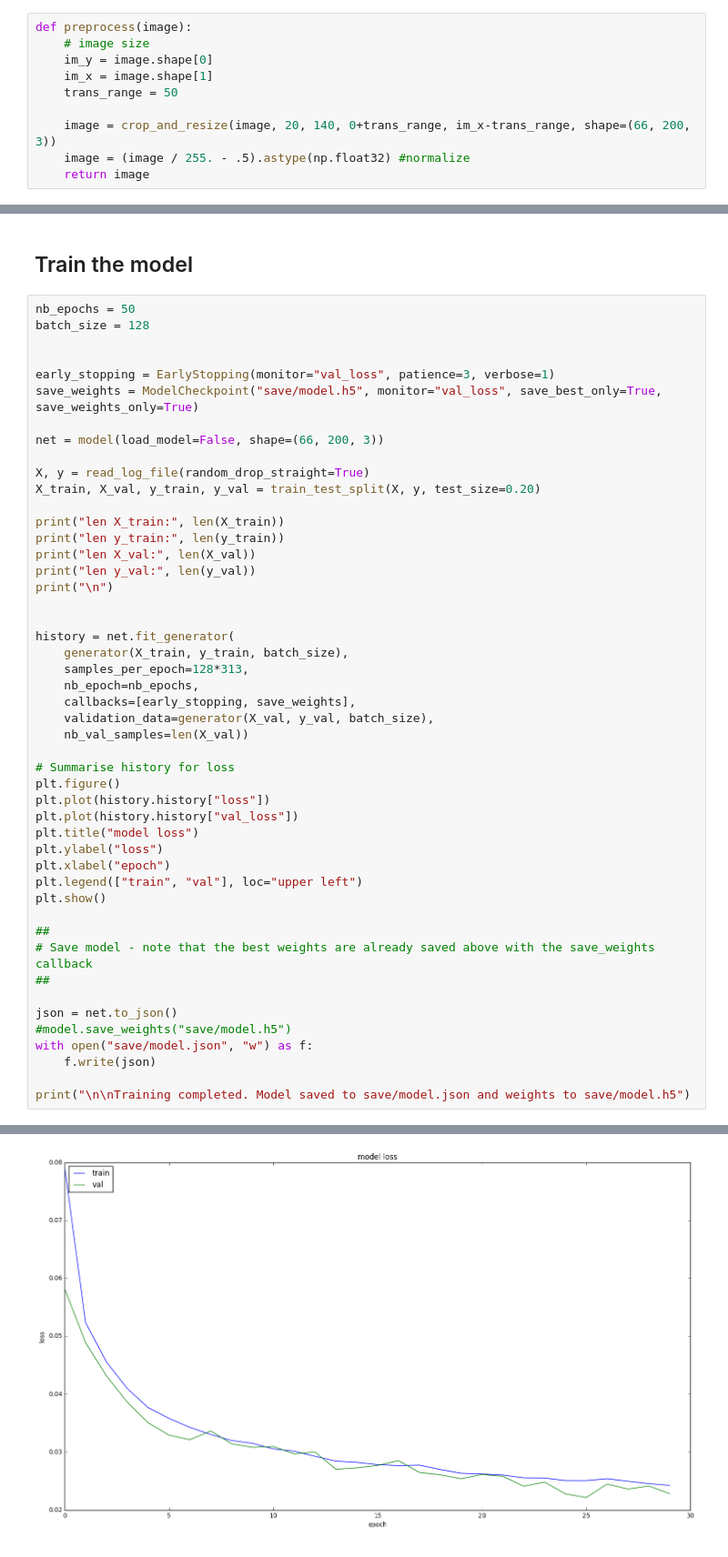
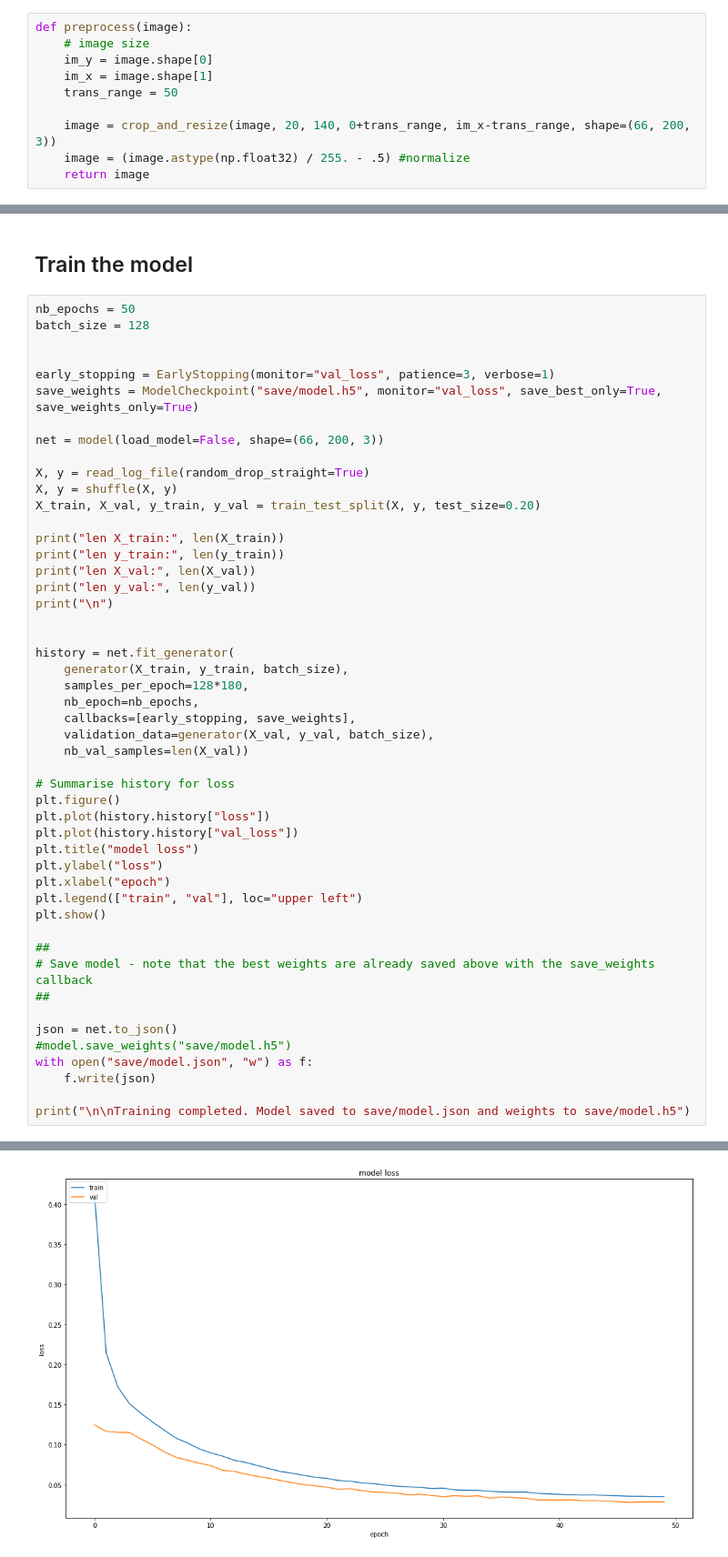
Before and after one commit to js1972/self-driving-car, a Jupyter notebook: self-driving-car.ipynb, the cells around one changed output, grey strips where cells are left out. Shown at 91% size. Saved outputs shown, nothing was run; the diff lists cells and outputs as text.

```diff
--- a/self-driving-car.ipynb
+++ b/self-driving-car.ipynb
@@ -229,7 +230,7 @@ def preprocess(image):
     trans_range = 50
 
     image = crop_and_resize(image, 20, 140, 0+trans_range, im_x-trans_range, shape=(66, 200, 3))
-    image = (image / 255. - .5).astype(np.float32) #normalize
+    image = (image.astype(np.float32) / 255. - .5) #normalize
     return image
 # %%
 def generator(X, y, batch_size):
@@ -330,6 +331,7 @@ save_weights = ModelCheckpoint("save/model.h5", monitor="val_loss", save_best_on
 net = model(load_model=False, shape=(66, 200, 3))
 
 X, y = read_log_file(random_drop_straight=True)
+X, y = shuffle(X, y)
 X_train, X_val, y_train, y_val = train_test_split(X, y, test_size=0.20)
 
 print("len X_train:", len(X_train))
@@ -341,7 +343,7 @@ print("\n")
 
 history = net.fit_generator(
     generator(X_train, y_train, batch_size),
-    samples_per_epoch=128*313,
+    samples_per_epoch=128*180,
     nb_epoch=nb_epochs,
     callbacks=[early_stopping, save_weights],
     validation_data=generator(X_val, y_val, batch_size),
@@ -388,4 +390,4 @@ Epoch 00029: early stopping
-[figure, old version]
+[figure, new version]
 Training completed. Model saved to save/model.json and weights to save/model.h5
 # %%
 # Current run:
```
Also changed, not shown: parts of 5 cells of this notebook, 2 other files.
